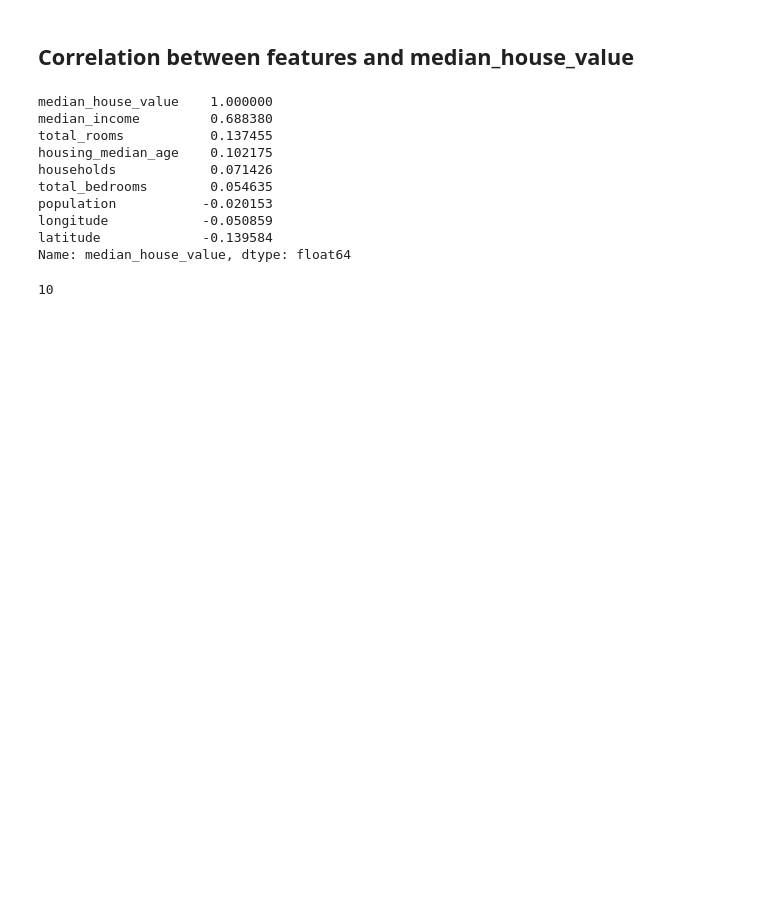
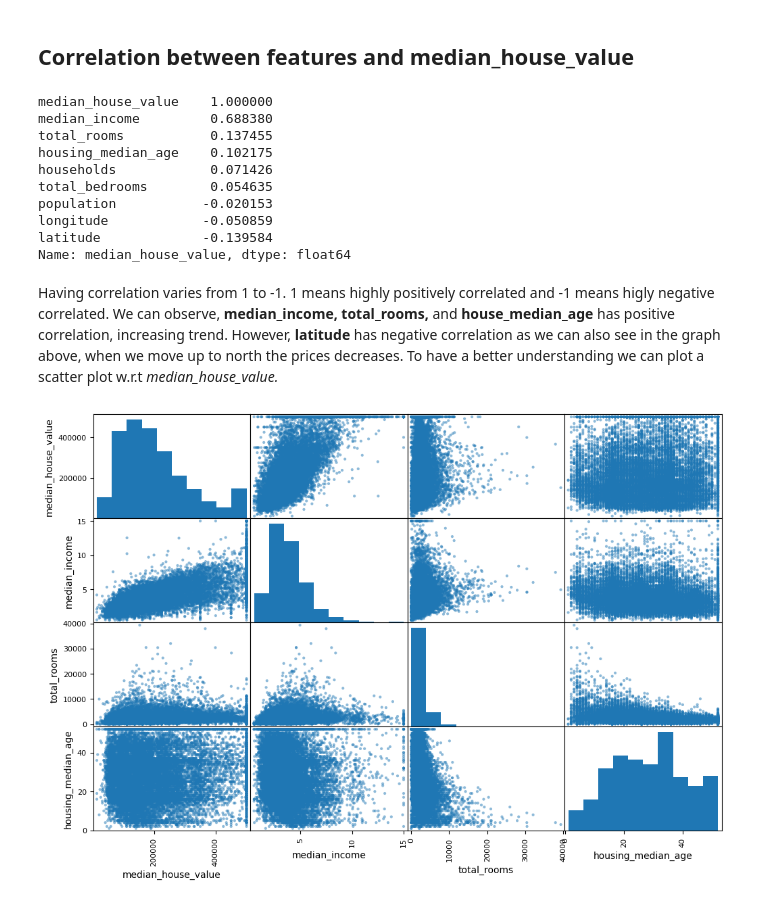
Before and after one commit to niazusama/California_housing_prices_prediction_model, a Jupyter notebook: california_housing_price_estimator.ipynb, the cells around one changed output. Cells and saved outputs as stored; diff of their text form; code cells hidden in the pictures; blank space fills up the shorter version.

```diff
--- a/california_housing_price_estimator.ipynb
+++ b/california_housing_price_estimator.ipynb
@@ -250,7 +250,13 @@ population           -0.020153
 longitude            -0.050859
 latitude             -0.139584
 Name: median_house_value, dtype: float64
-# %%
-housing.columns.size
-# %% [output]
-10
+# %% [markdown]
+Having correlation varies from 1 to -1. 1 means highly positively correlated and -1 means higly negative correlated. We can observe, **median_income,** **total_rooms,** and **house_median_age** has positive correlation, increasing trend. However, **latitude** has negative correlation as we can also see in the graph above, when we move up to north the prices decreases. To have a better understanding we can plot a scatter plot w.r.t **median_house_value*.*
+# %%
+# Attributes to plot
+attributes = ["median_house_value", "median_income", "total_rooms", "housing_median_age"]
+# Scatter matrix to plot create a n x n matrix
+pd.plotting.scatter_matrix(housing[attributes], figsize=(12, 8))
+plt.show()
+# %% [output]
+[figure, added]
```
Also changed, not shown: parts of 9 cells of this notebook.
